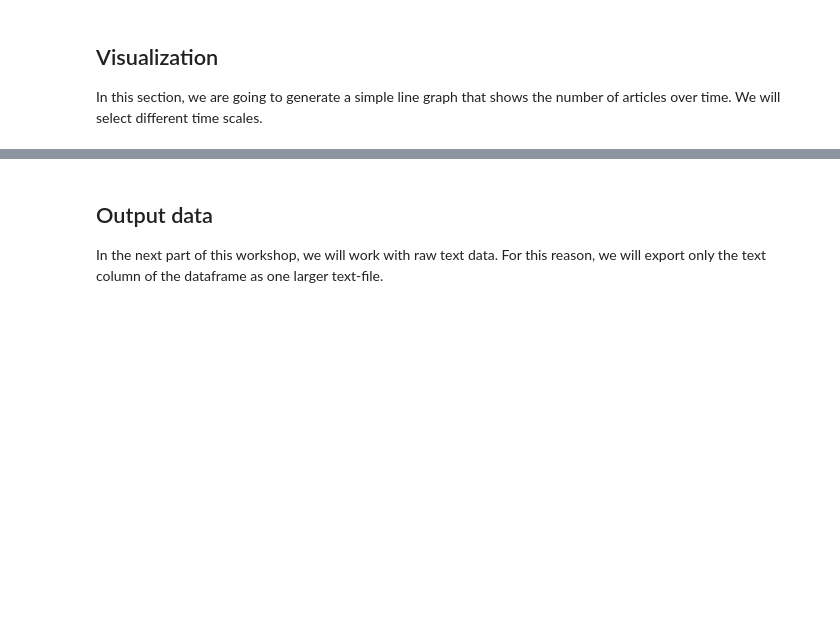
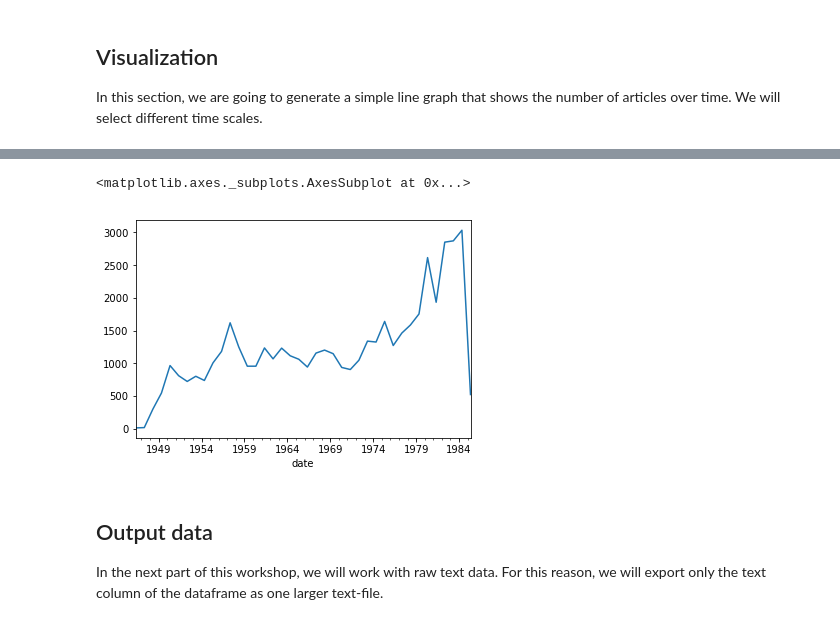
Before and after one commit to melvinwevers/kb-workshop, a Jupyter notebook: KB-workshop.ipynb, the cells around one changed output, grey strips where cells are left out. Cells and saved outputs as stored; diff of their text form; code cells hidden in the pictures; blank space fills up the shorter version.

```diff
--- a/KB-workshop.ipynb
+++ b/KB-workshop.ipynb
@@ -145,7 +147,7 @@ df_clean['text'].replace('[!"#%\'()*+,-/:;<=>?@\[\]^_`{|}~’”“′‘\\\]','
 # %%
-df_clean['text'] = df['text'].str.lower() #convert all the text into lower case
+df2['text'] = df2['text'].str.lower() #convert all the text into lower case
 # %%
 #This is a method you can use to remove articles that contain particular words
 to_drop = ['Egypte', 'Turkije']
-df_clean = df[~df['text'].isin(to_drop)]
+df2 = df2[~df2['text'].isin(to_drop)]
 # %%
@@ -158,10 +178,14 @@ df_clean['date'] #show the date column
 # %%
-df_clean['date'] = df_clean['date'].str.replace(' 00:00:00', '') #re-format date to just show year-month-day
+df2['date'] = df2['date'].str.replace(' 00:00:00', '') #re-format date to just show year-month-day
 # %%
-df_clean['date'] = pd.to_datetime(df_clean['date']) #tell Pandas that this column contains date information
-df_clean = df_clean.set_index(['date']) #set the date column as the index. This makes calculations involving time easier.
+df2['date'] = pd.to_datetime(df2['date']) #tell Pandas that this column contains date information
+df2 = df2.set_index(['date']) #set the date column as the index. This makes calculations involving time easier.
 # %%
-df_clean['text'].groupby(pd.TimeGrouper('M')).count().plot(kind='line')
+df2['text'].groupby(pd.TimeGrouper('12M')).count().plot(kind='line')
+#also try this with D, W, M, 6M, 12M
+# %% [output]
+<matplotlib.axes._subplots.AxesSubplot at 0x...>
+[figure, added]
 # %%
 #You can create new dataframes that only contain a slice of the data based on their date.
 #Change the names of the variables 'df1970-1971' and 'df1975-1979' and the way they are sliced'
```
Also changed, not shown: parts of 13 cells of this notebook.
